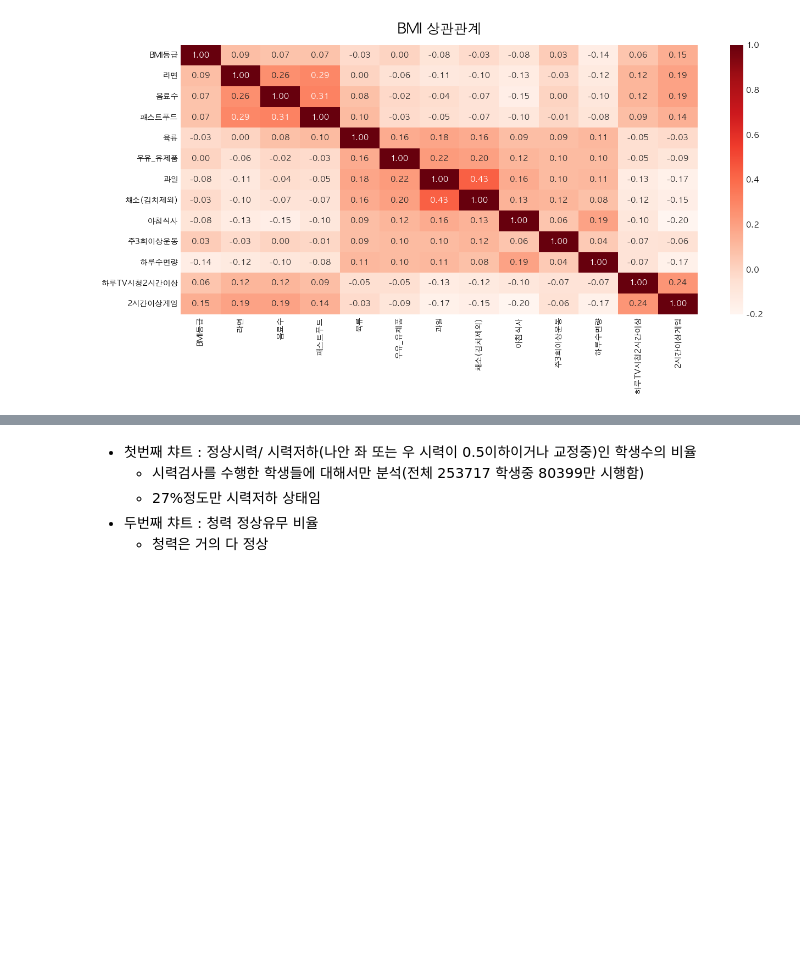
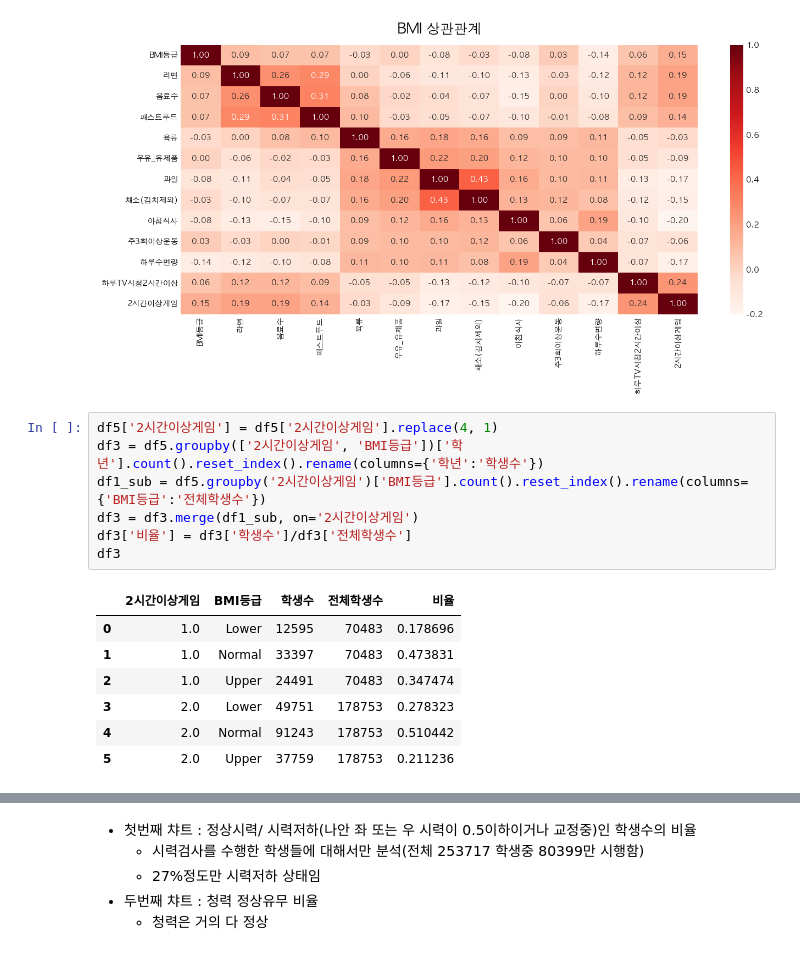
Before and after one commit to wooyeon83/AIBP_Team_Project, a Jupyter notebook: src/PRJ_02_Data_Analyze_Visualization_cwy.ipynb, the cells around one changed output, grey strips where cells are left out. Cells and saved outputs as stored; diff of their text form; blank space fills up the shorter version.

```diff
--- a/src/PRJ_02_Data_Analyze_Visualization_cwy.ipynb
+++ b/src/PRJ_02_Data_Analyze_Visualization_cwy.ipynb
@@ -288,3 +347,18 @@ plt.title('BMI 상관관계', fontdict=font, pad=15)
 plt.show()
 # %% [output]
 [figure]
+# %%
+df5['2시간이상게임'] = df5['2시간이상게임'].replace(4, 1)
+df3 = df5.groupby(['2시간이상게임', 'BMI등급'])['학년'].count().reset_index().rename(columns={'학년':'학생수'})
+df1_sub = df5.groupby('2시간이상게임')['BMI등급'].count().reset_index().rename(columns={'BMI등급':'전체학생수'})
+df3 = df3.merge(df1_sub, on='2시간이상게임')
+df3['비율'] = df3['학생수']/df3['전체학생수']
+df3
+# %% [output]
+|  | 2시간이상게임 | BMI등급 | 학생수 | 전체학생수 | 비율 |
+| 0 | 1.0 | Lower | 12595 | 70483 | 0.178696 |
+| 1 | 1.0 | Normal | 33397 | 70483 | 0.473831 |
+| 2 | 1.0 | Upper | 24491 | 70483 | 0.347474 |
+| 3 | 2.0 | Lower | 49751 | 178753 | 0.278323 |
+| 4 | 2.0 | Normal | 91243 | 178753 | 0.510442 |
+| 5 | 2.0 | Upper | 37759 | 178753 | 0.211236 |
```
Also changed, not shown: parts of 8 cells of this notebook, 1 other file.
